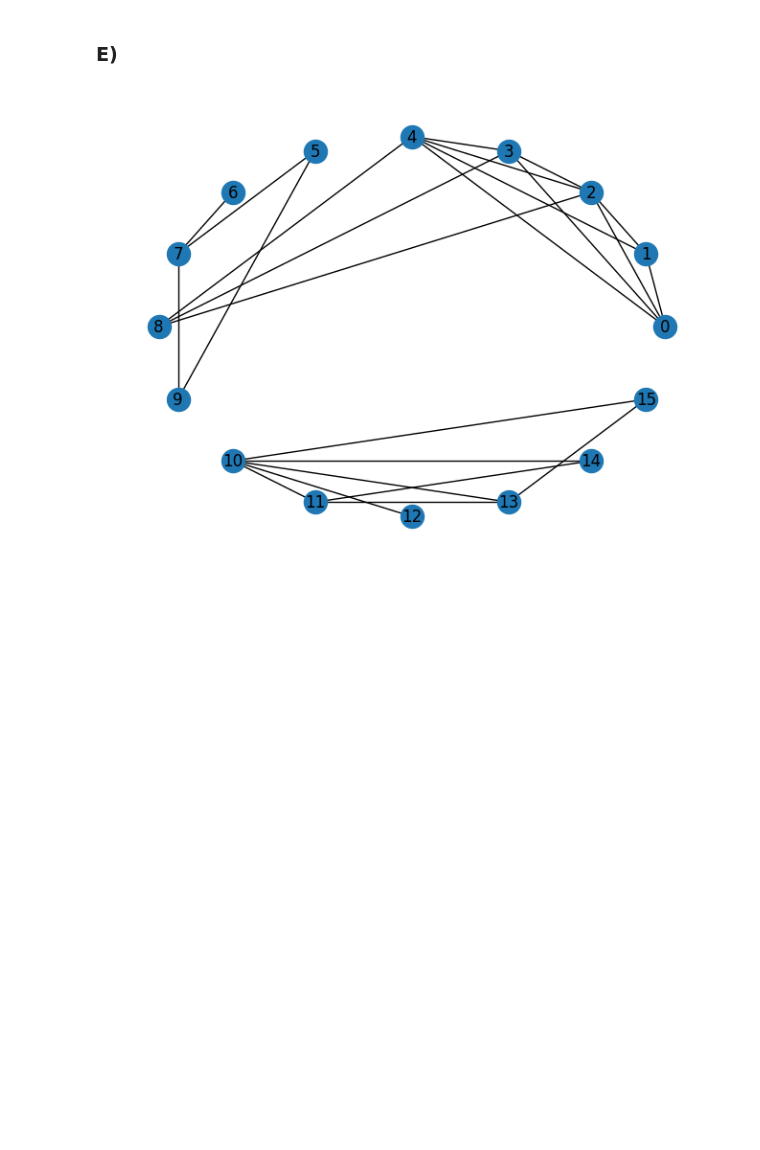
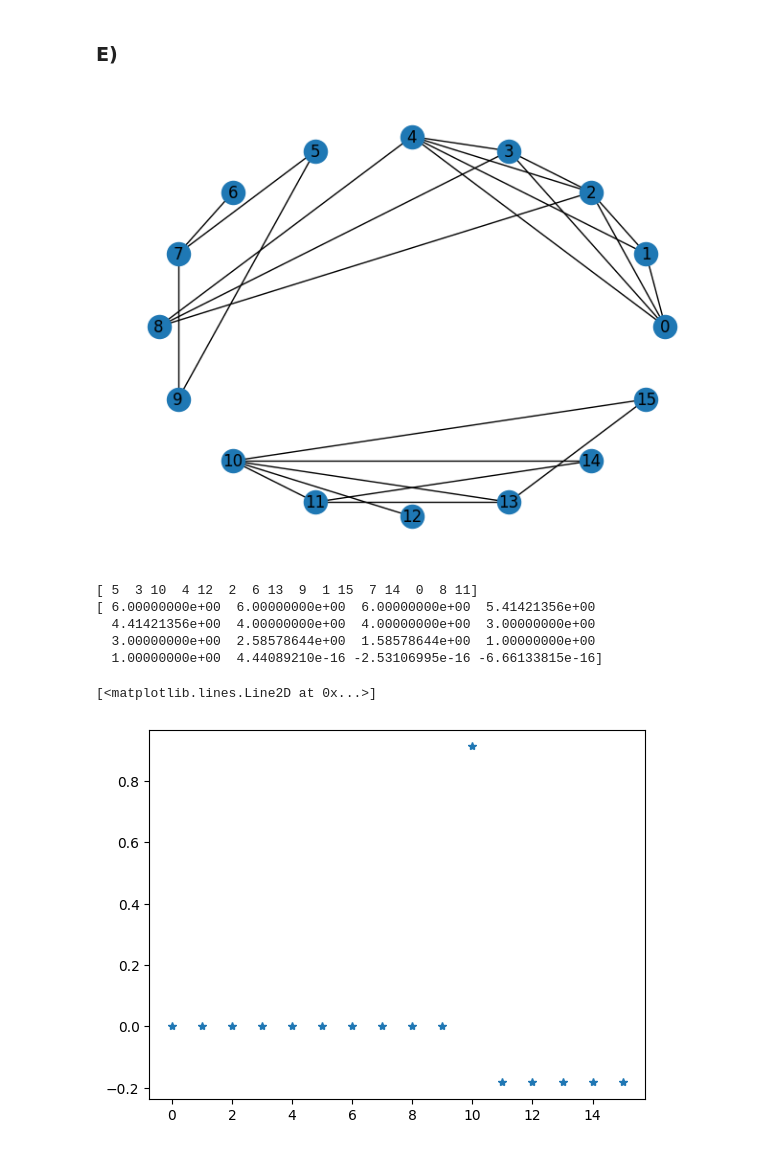
Before and after one commit to dahnlund/SF2526-Lab2, a Jupyter notebook: ex2.ipynb, the cells around one changed output. Drawn from its saved outputs; the diff is of its cells as text; code cells hidden in the pictures; blank space fills up the shorter version.

```diff
--- a/ex2.ipynb
+++ b/ex2.ipynb
@@ -69,10 +75,22 @@ print(np.linalg.eigvals(L))
 # %%
 A = generate_data(c = 3.1)
 W = create_weight_matrix(A, epsilon = 2.8)
 show_graph(W)
 
 D = np.diag(np.sum(W, axis = 1))
 L = D-W
 eig_vals, eigvectors = np.linalg.eig(L)
+idx = np.flip(eig_vals.argsort())
+eig_vals, eigvectors = eig_vals[idx], eigvectors[:,idx]
+print(idx)
+print(eig_vals)
+plt.plot(eigvectors[:,2], '*')
 # %% [output]
 [figure]
+[ 5  3 10  4 12  2  6 13  9  1 15  7 14  0  8 11]
+[ 6.00000000e+00  6.00000000e+00  6.00000000e+00  5.41421356e+00
+  4.41421356e+00  4.00000000e+00  4.00000000e+00  3.00000000e+00
+  3.00000000e+00  2.58578644e+00  1.58578644e+00  1.00000000e+00
+  1.00000000e+00  4.44089210e-16 -2.53106995e-16 -6.66133815e-16]
+[<matplotlib.lines.Line2D at 0x...>]
+[figure, added]
```
Also changed, not shown: parts of 2 cells of this notebook.
